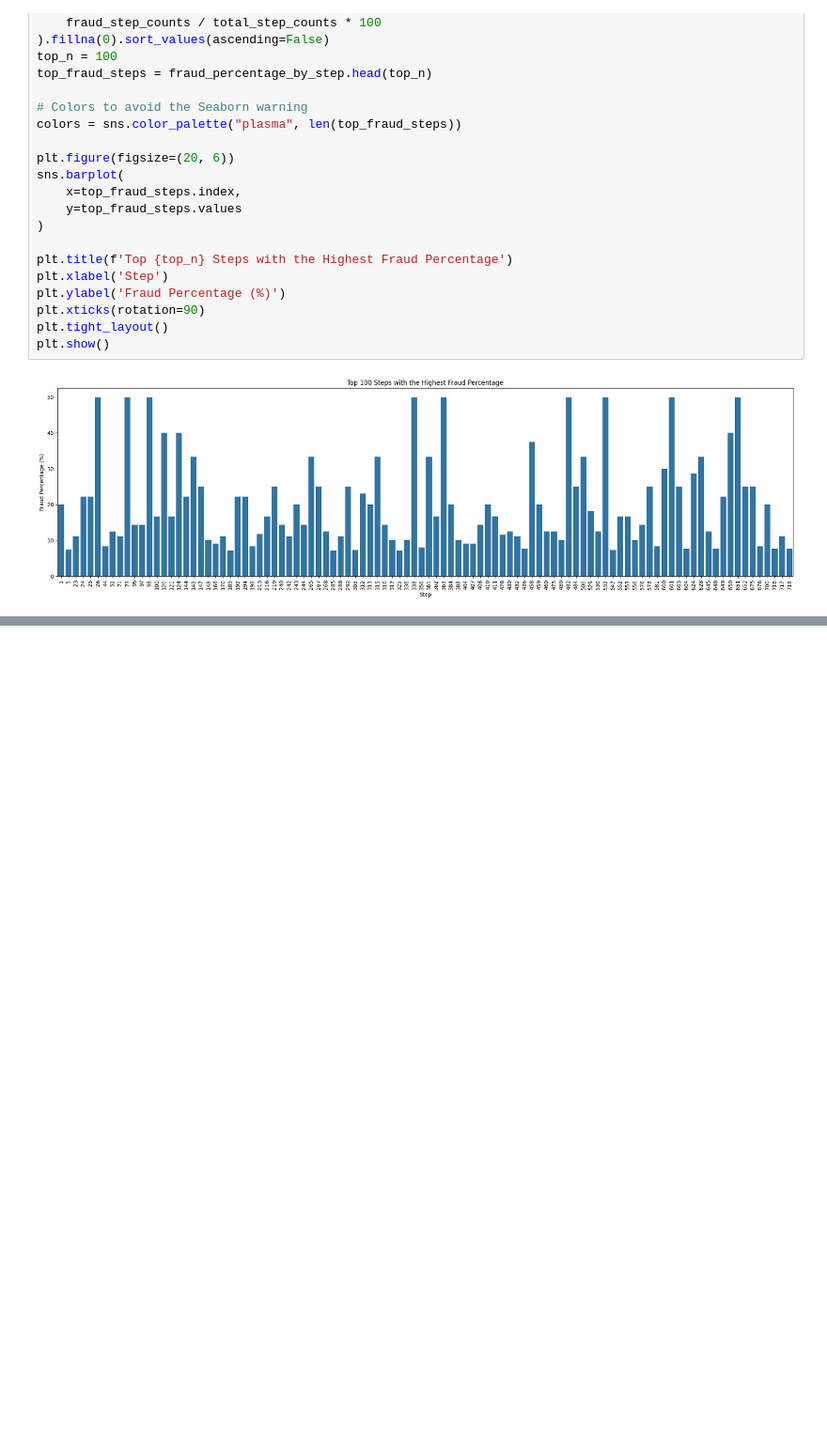
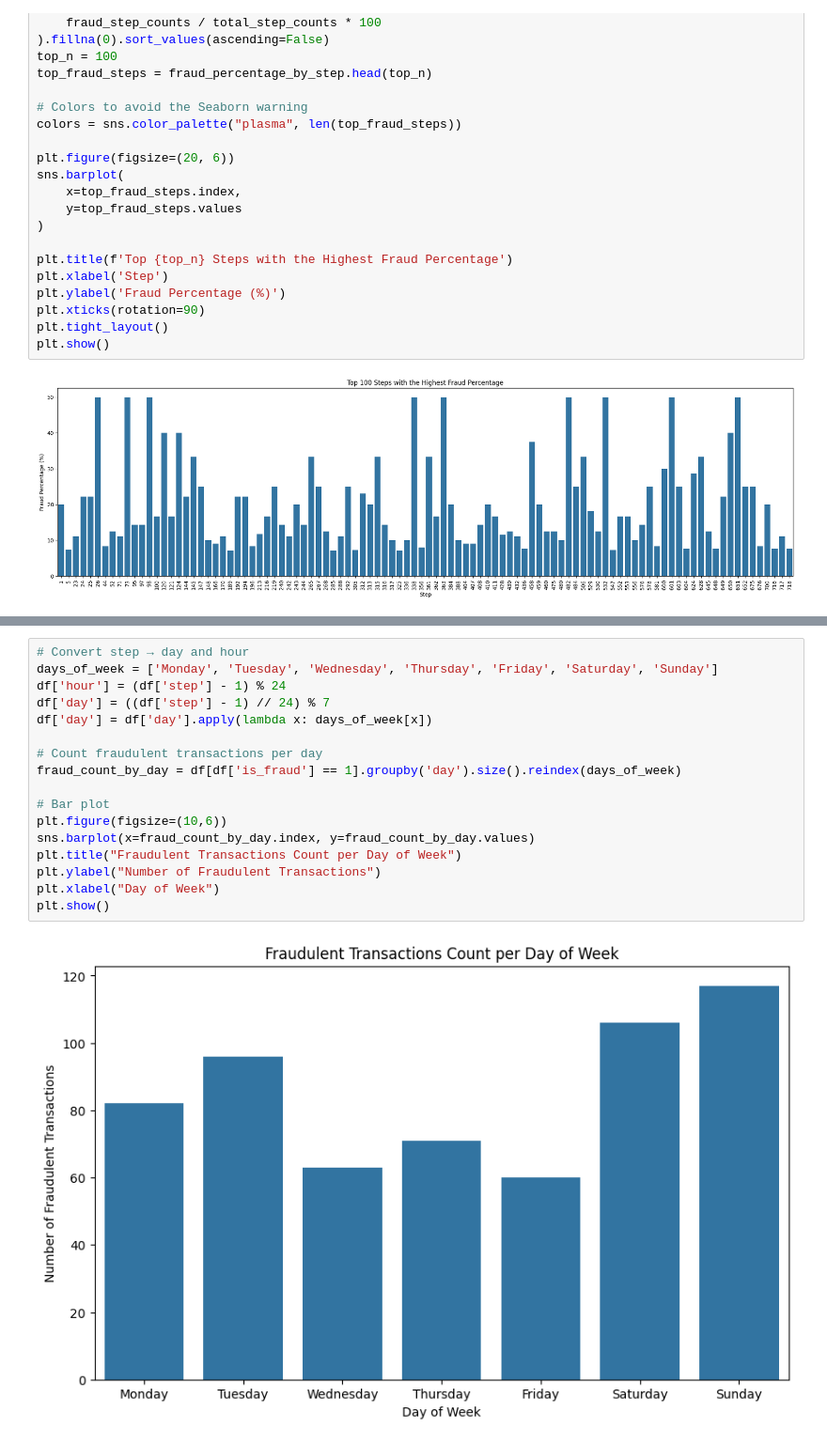
Before and after one commit to MathieuFan22/Mirada-Examen-ML-M2-ISPM, a Jupyter notebook: PoketraFinday-Mirada.ipynb, the cells around one changed output, grey strips where cells are left out. Shown at 94% size. Cells and saved outputs as stored; diff of their text form; blank space fills up the shorter version.

```diff
--- a/PoketraFinday-Mirada.ipynb
+++ b/PoketraFinday-Mirada.ipynb
@@ -225,0 +181,19 @@ Transform categorical variables (e.g., 'type') into a suitable numerical format
+# %%
+# Convert step → day and hour
+days_of_week = ['Monday', 'Tuesday', 'Wednesday', 'Thursday', 'Friday', 'Saturday', 'Sunday']
+df['hour'] = (df['step'] - 1) % 24
+df['day'] = ((df['step'] - 1) // 24) % 7
+df['day'] = df['day'].apply(lambda x: days_of_week[x])
+
+# Count fraudulent transactions per day
+fraud_count_by_day = df[df['is_fraud'] == 1].groupby('day').size().reindex(days_of_week)
+
+# Bar plot
+plt.figure(figsize=(10,6))
+sns.barplot(x=fraud_count_by_day.index, y=fraud_count_by_day.values)
+plt.title("Fraudulent Transactions Count per Day of Week")
+plt.ylabel("Number of Fraudulent Transactions")
+plt.xlabel("Day of Week")
+plt.show()
+# %% [output]
+[figure, added]
```
Also changed, not shown: parts of 10 cells of this notebook.
